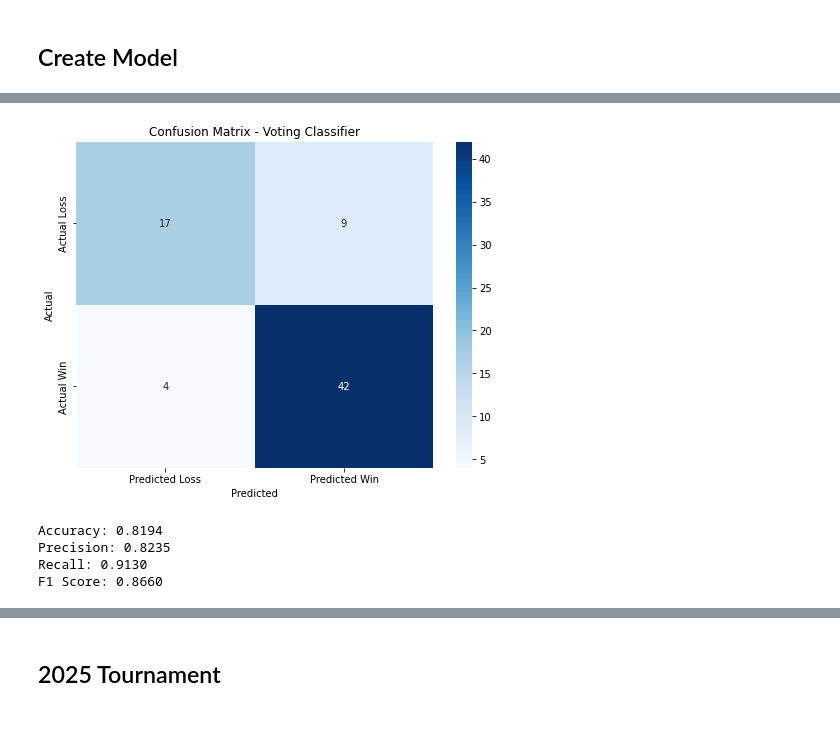
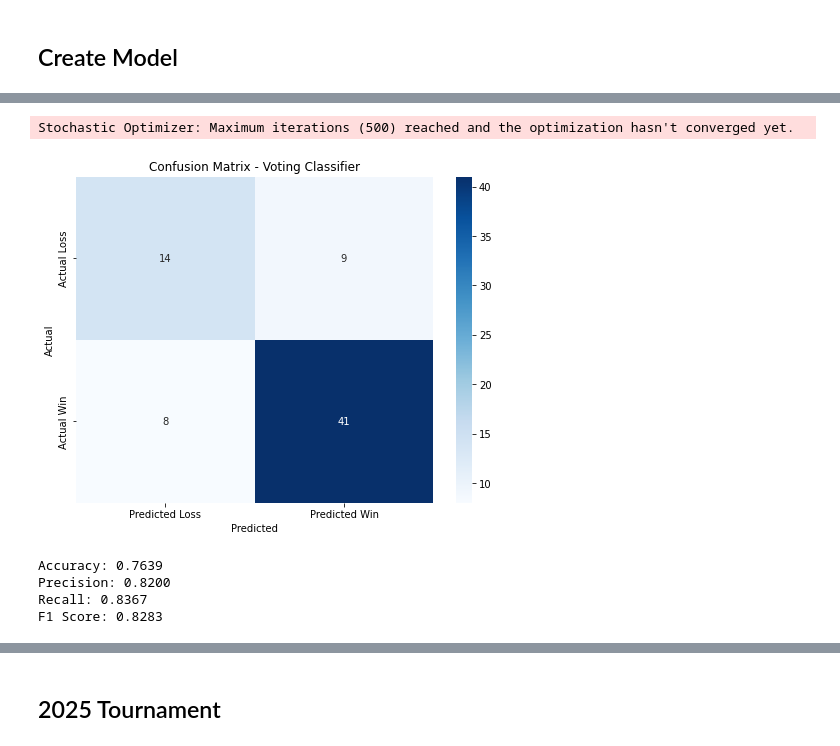
Before and after one commit to the-eric-bloomfield/NCAAB-MODEL, a Jupyter notebook: ncaab_model.ipynb, the cells around one changed output, grey strips where cells are left out. Drawn from its saved outputs; the diff is of its cells as text; code cells hidden in the pictures.

Commit message:
Finalish model

```diff
--- a/ncaab_model.ipynb
+++ b/ncaab_model.ipynb
@@ -33,6 +33,6 @@ import shap
 # %% [markdown]
 ## Create Model
 # %%
-modeling_df = pd.read_csv('ncaa_tournament_modeling_df.csv')
+modeling_df = pd.read_csv('data/ncaa_tournament_modeling_df.csv')
 modeling_df.head()
 # %% [output]
@@ -52,18 +52,20 @@ modeling_df['Seed_Diff'] = modeling_df['Team_1_Seed'] - modeling_df['Team_2_Seed
 modeling_df['four_factors_1'] = modeling_df['eFG%_1'] + modeling_df['TOV_1'] - modeling_df['ORB_1'] + modeling_df['FT_1']
 modeling_df['four_factors_2'] = modeling_df['eFG%_2'] + modeling_df['TOV_2'] - modeling_df['ORB_2'] + modeling_df['FT_2']
 modeling_df['four_factors_diff'] = modeling_df['four_factors_1'] - modeling_df['four_factors_2']
-modeling_df['four_factors_diff_scaled'] = StandardScaler().fit_transform(modeling_df[['four_factors_diff']])
 
 modeling_df['net_efg'] = modeling_df['eFG%_1'] - modeling_df['eFG%_2']
-modeling_df['net_efg_scaled'] = StandardScaler().fit_transform(modeling_df[['net_efg']])
 
 modeling_df['net_pace'] = modeling_df['Pace_1'] - modeling_df['Pace_2']
-modeling_df['net_pace_scaled'] = StandardScaler().fit_transform(modeling_df[['net_pace']])
 
 modeling_df['net_pts_1']= modeling_df['Tm._1']-modeling_df['Opp._1']
 modeling_df['net_pts_2']= modeling_df['Tm._2']-modeling_df['Opp._2']
 modeling_df['net_pts_diff']= modeling_df['net_pts_1']-modeling_df['net_pts_2']
-modeling_df['net_pts_diff_scaled']= StandardScaler().fit_transform(modeling_df[['net_pts_diff']])
+
+modeling_df['net_net_rtg']=modeling_df['NetRtg_kenpom_1']-modeling_df['NetRtg_kenpom_2']
+modeling_df['net_off_rtg']=modeling_df['ORtg_kenpom_1']-modeling_df['ORtg_kenpom_2']
+modeling_df['net_d_rtg']=modeling_df['DRtg_kenpom_1']-modeling_df['DRtg_kenpom_2']
+modeling_df['h2h_rtg_1']=modeling_df['ORtg_kenpom_1']-modeling_df['DRtg_kenpom_2']
+modeling_df['h2h_rtg_2']=modeling_df['ORtg_kenpom_2']-modeling_df['DRtg_kenpom_1']
 
 # Create rolling tournament win features
 # First, create a copy of the dataframe with just the necessary columns
@@ -108,11 +110,6 @@ for _, row in modeling_df.iterrows():
 # Add the rolling win features to the modeling dataframe
 rolling_wins_df = pd.DataFrame(rolling_wins)
 modeling_df = pd.concat([modeling_df, rolling_wins_df], axis=1)
-
-# Scale the rolling tournament win features
-modeling_df['Rolling_3yr_Tournament_Wins_1_scaled'] = StandardScaler().fit_transform(modeling_df[['Rolling_3yr_Tournament_Wins_1']])
-modeling_df['Rolling_3yr_Tournament_Wins_2_scaled'] = StandardScaler().fit_transform(modeling_df[['Rolling_3yr_Tournament_Wins_2']])
-modeling_df['Rolling_3yr_Tournament_Wins_diff_scaled'] = StandardScaler().fit_transform(modeling_df[['Rolling_3yr_Tournament_Wins_diff']])
 
 # Create features for rolling 3-year wins as Team_1 and Team_2 separately
 # First, create dataframes to track wins as Team_1 and Team_2 by team and season
@@ -169,12 +166,6 @@ for _, row in modeling_df.iterrows():
 rolling_position_wins_df = pd.DataFrame(rolling_position_wins)
 modeling_df = pd.concat([modeling_df, rolling_position_wins_df], axis=1)
 
-# Scale the rolling tournament win by position features
-for col in ['Rolling_3yr_Team1_Wins_1', 'Rolling_3yr_Team2_Wins_1',
-            'Rolling_3yr_Team1_Wins_2', 'Rolling_3yr_Team2_Wins_2',
-            'Rolling_3yr_Team1_Wins_diff', 'Rolling_3yr_Team2_Wins_diff']:
-    modeling_df[f'{col}_scaled'] = StandardScaler().fit_transform(modeling_df[[col]])
-
 
 # Create a dataframe to track max tournament round by team and season
 team_rounds_by_season = pd.DataFrame(columns=['Team', 'Season', 'Max_Round'])
@@ -214,11 +205,6 @@ for _, row in modeling_df.iterrows():
 rolling_rounds_df = pd.DataFrame(rolling_rounds)
 modeling_df = pd.concat([modeling_df, rolling_rounds_df], axis=1)
 
-# Scale the rolling max tournament round features
-modeling_df['Max_Tournament_Round_1_rolling_scaled'] = StandardScaler().fit_transform(modeling_df[['Max_Tournament_Round_1_rolling']])
-modeling_df['Max_Tournament_Round_2_rolling_scaled'] = StandardScaler().fit_transform(modeling_df[['Max_Tournament_Round_2_rolling']])
-modeling_df['Max_Tournament_Round_diff_scaled'] = StandardScaler().fit_transform(modeling_df[['Max_Tournament_Round_diff_rolling']])
-
 # Create a dataframe to track minimum seed by team and season
 team_seeds_by_season = pd.DataFrame(columns=['Team', 'Season', 'Min_Seed'])
 
@@ -257,15 +243,6 @@ rolling_seeds_df = pd.DataFrame(rolling_seeds)
 modeling_df = pd.concat([modeling_df, rolling_seeds_df], axis=1)
 
 # Scale the rolling minimum seed features
-modeling_df['Min_Seed_1_rolling_scaled'] = StandardScaler().fit_transform(modeling_df[['Min_Seed_1_rolling']])
-modeling_df['Min_Seed_2_rolling_scaled'] = StandardScaler().fit_transform(modeling_df[['Min_Seed_2_rolling']])
-modeling_df['Min_Seed_diff_scaled'] = StandardScaler().fit_transform(modeling_df[['Min_Seed_diff_rolling']])
-
-modeling_df=modeling_df.drop(columns=['Min_Seed_1_rolling', 'Min_Seed_2_rolling', 'Min_Seed_diff_rolling', 'Max_Tournament_Round_1_rolling',
-                                      'Max_Tournament_Round_2_rolling', 'Max_Tournament_Round_diff_rolling', 'Rolling_3yr_Tournament_Wins_1',
-                                      'Rolling_3yr_Tournament_Wins_2', 'Rolling_3yr_Tournament_Wins_diff', 'Rolling_3yr_Team1_Wins_1',
-                                      'Rolling_3yr_Team2_Wins_1', 'Rolling_3yr_Team1_Wins_2', 'Rolling_3yr_Team2_Wins_2',
-                                      'Rolling_3yr_Team1_Wins_diff', 'Rolling_3yr_Team2_Wins_diff'])
 # %%
 def calculate_game_weight(row):
     round_weights = {
@@ -784,31 +808,33 @@ plt.show()
 # %%
 # Create confusion matrix for the voting classifier
 #voting_clf = voting_clf.fit(x_train[features], y_train)
-voting_clf=stacking_clf.fit(modeling_df[features], modeling_df['Win'])
+voting_clf=stacking_clf.fit(x_train[features], y_train)
+#voting_clf=LR.fit(x_train[features], y_train)
 voting_preds = voting_clf.predict(x_test[features])
 conf_matrix = metrics.confusion_matrix(y_test, voting_preds)
 
 # Plot confusion matrix
 plt.figure(figsize=(8, 6))
 sns.heatmap(conf_matrix, annot=True, fmt='d', cmap='Blues',
             xticklabels=['Predicted Loss', 'Predicted Win'],
             yticklabels=['Actual Loss', 'Actual Win'])
 plt.title('Confusion Matrix - Voting Classifier')
 plt.ylabel('Actual')
 plt.xlabel('Predicted')
 plt.show()
 
 # Calculate and display classification metrics
 print(f"Accuracy: {metrics.accuracy_score(y_test, voting_preds):.4f}")
 print(f"Precision: {metrics.precision_score(y_test, voting_preds):.4f}")
 print(f"Recall: {metrics.recall_score(y_test, voting_preds):.4f}")
 print(f"F1 Score: {metrics.f1_score(y_test, voting_preds):.4f}")
 # %% [output]
+Stochastic Optimizer: Maximum iterations (500) reached and the optimization hasn't converged yet.
-[figure, old version]
+[figure, new version]
-Accuracy: 0.8194
-Precision: 0.8235
-Recall: 0.9130
-F1 Score: 0.8660
+Accuracy: 0.7639
+Precision: 0.8200
+Recall: 0.8367
+F1 Score: 0.8283
 # %%
 # Find optimal threshold for voting classifier
 fpr, tpr, thresholds = metrics.roc_curve(y_test, voting_probs)
```
Also changed, not shown: parts of 64 cells of this notebook, 2 other files.
